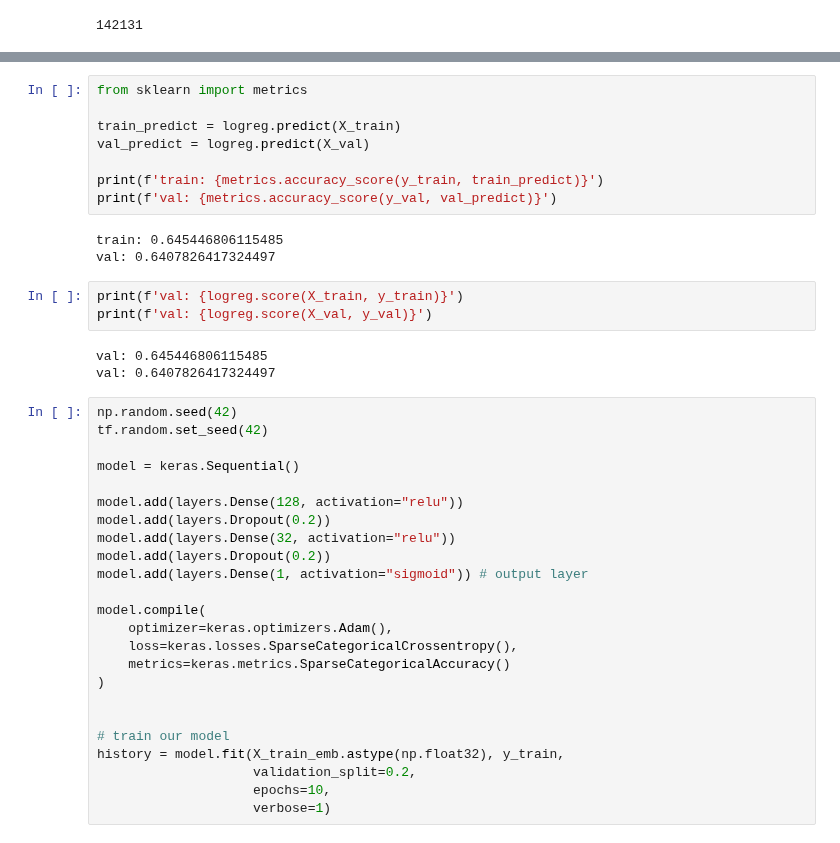
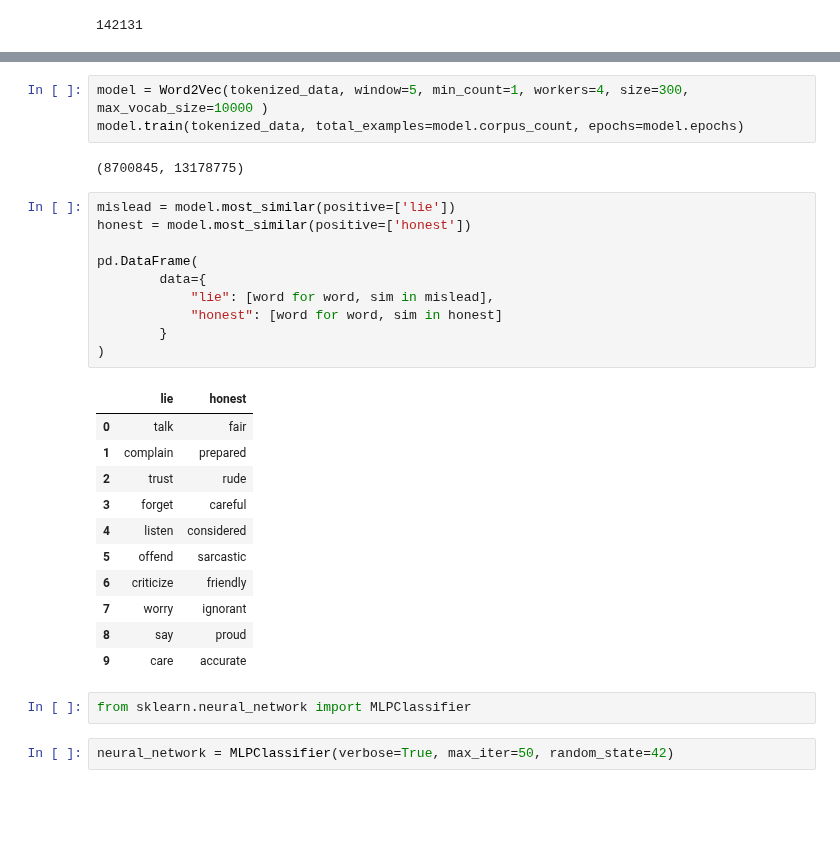
Before and after one commit to Sveto-G/Reddit-Sarcasm, a Jupyter notebook: Notebooks/word2vec.ipynb, the cells around one changed output, grey strips where cells are left out. Drawn from its saved outputs; the diff is of its cells as text; blank space fills up the shorter version.

Commit message:
self trained neural net babyyyy

```diff
--- a/Notebooks/word2vec.ipynb
+++ b/Notebooks/word2vec.ipynb
@@ -323,41 +302,31 @@ LogisticRegression(max_iter=5000, n_jobs=4, random_state=42)
-# %%
-from sklearn import metrics
-
-train_predict = logreg.predict(X_train)
-val_predict = logreg.predict(X_val)
-
-print(f'train: {metrics.accuracy_score(y_train, train_predict)}')
-print(f'val: {metrics.accuracy_score(y_val, val_predict)}')
-# %% [output]
-train: 0.645446806115485
-val: 0.6407826417324497
-# %%
-print(f'val: {logreg.score(X_train, y_train)}')
-print(f'val: {logreg.score(X_val, y_val)}')
-# %% [output]
-val: 0.645446806115485
-val: 0.6407826417324497
-# %%
-np.random.seed(42)
-tf.random.set_seed(42)
-
-model = keras.Sequential()
-
-model.add(layers.Dense(128, activation="relu"))
-model.add(layers.Dropout(0.2))
-model.add(layers.Dense(32, activation="relu"))
-model.add(layers.Dropout(0.2))
-model.add(layers.Dense(1, activation="sigmoid")) # output layer
-
-model.compile(
-    optimizer=keras.optimizers.Adam(),
-    loss=keras.losses.SparseCategoricalCrossentropy(),
-    metrics=keras.metrics.SparseCategoricalAccuracy()
-)
-
-
-# train our model
-history = model.fit(X_train_emb.astype(np.float32), y_train,
-                    validation_split=0.2,
-                    epochs=10,
-                    verbose=1)
+# %%
+model = Word2Vec(tokenized_data, window=5, min_count=1, workers=4, size=300, max_vocab_size=10000 )
+model.train(tokenized_data, total_examples=model.corpus_count, epochs=model.epochs)
+# %% [output]
+(8700845, 13178775)
+# %%
+mislead = model.most_similar(positive=['lie'])
+honest = model.most_similar(positive=['honest'])
+
+pd.DataFrame(
+        data={
+            "lie": [word for word, sim in mislead],
+            "honest": [word for word, sim in honest]
+        }
+)
+# %% [output]
+|  | lie | honest |
+| 0 | talk | fair |
+| 1 | complain | prepared |
+| 2 | trust | rude |
+| 3 | forget | careful |
+| 4 | listen | considered |
+| 5 | offend | sarcastic |
+| 6 | criticize | friendly |
+| 7 | worry | ignorant |
+| 8 | say | proud |
+| 9 | care | accurate |
+# %%
+from sklearn.neural_network import MLPClassifier
+# %%
+neural_network = MLPClassifier(verbose=True, max_iter=50, random_state=42)
```
Also changed, not shown: parts of 19 cells of this notebook.
